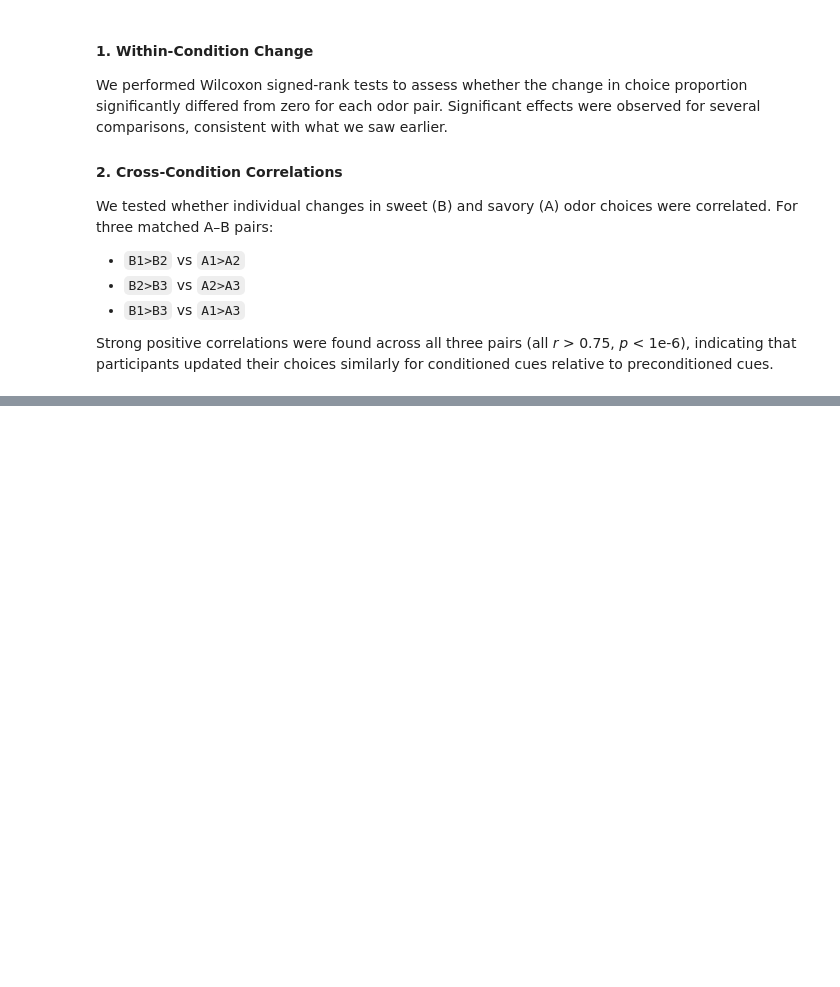
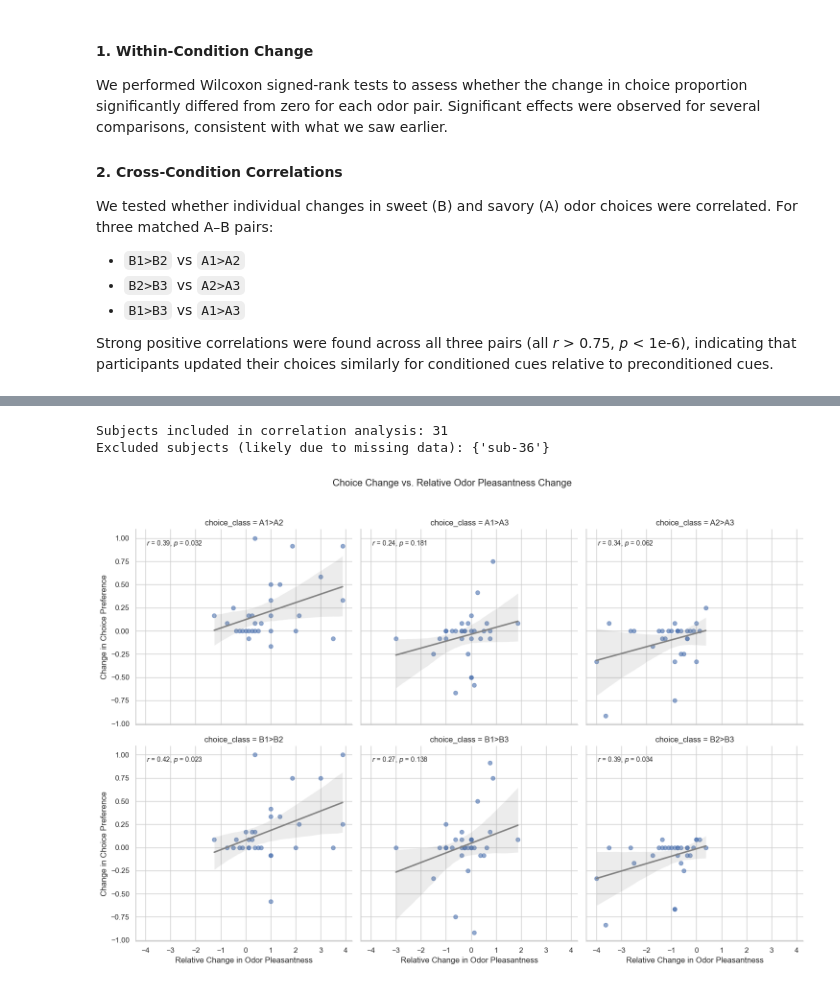
Before and after one commit to QingfangLiu/project-spcd, a Jupyter notebook: behavior/analyze_behaviors.ipynb, the cells around one changed output, grey strips where cells are left out. Saved outputs shown, nothing was run; the diff lists cells and outputs as text; code cells hidden in the pictures; blank space fills up the shorter version.

```diff
--- a/behavior/analyze_behaviors.ipynb
+++ b/behavior/analyze_behaviors.ipynb
@@ -404,0 +510,39 @@ Strong positive correlations were found across all three pairs (all *r* > 0.75,
+# %%
+# Drop rows with missing rating difference
+merged = merged.dropna(subset=['rating_diff'])
+
+print("Subjects included in correlation analysis:", merged['subject'].nunique())
+print("Excluded subjects (likely due to missing data):",
+      set(pivoted['subject'].unique()) - set(merged['subject'].unique()))
+# %% [output]
+Subjects included in correlation analysis: 31
+Excluded subjects (likely due to missing data): {'sub-36'}
+# %%
+# First, compute the stats and store in a dict for quick access
+stat_texts = {}
+
+for name, group in merged.groupby('choice_class'):
+    r, p = pearsonr(group['rating_diff'], group['change'])
+    stat_texts[name] = f"$r$ = {r:.2f}, $p$ = {p:.3f}"
+
+g = sns.lmplot(
+    data=merged,
+    x='rating_diff', y='change',
+    col='choice_class', col_wrap=3,
+    scatter_kws={'alpha': 0.6}, line_kws={'color': 'gray'}
+)
+
+# Set custom axis labels
+g.set_axis_labels("Relative Change in Odor Pleasantness", "Change in Choice Preference")
+
+# Add stats to each subplot
+for ax, title in zip(g.axes.flat, g.col_names):
+    stat = stat_texts.get(title, "")
+    ax.text(0.05, 0.95, stat, transform=ax.transAxes,
+            fontsize=10, verticalalignment='top')
+
+g.fig.suptitle('Choice Change vs. Relative Odor Pleasantness Change', y=1.03)
+plt.tight_layout()
+plt.show()
+# %% [output]
+[figure, added]
```
Also changed, not shown: parts of 9 cells of this notebook, 3 other files.
